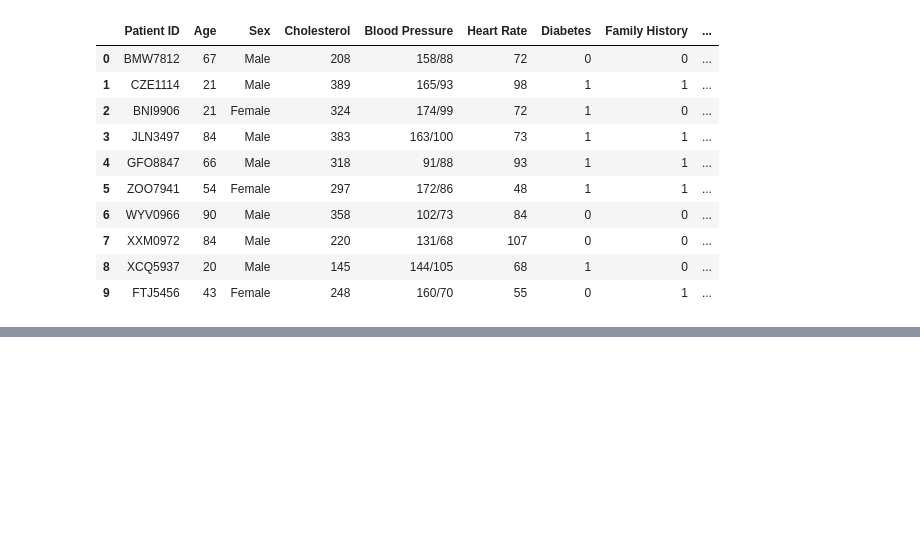
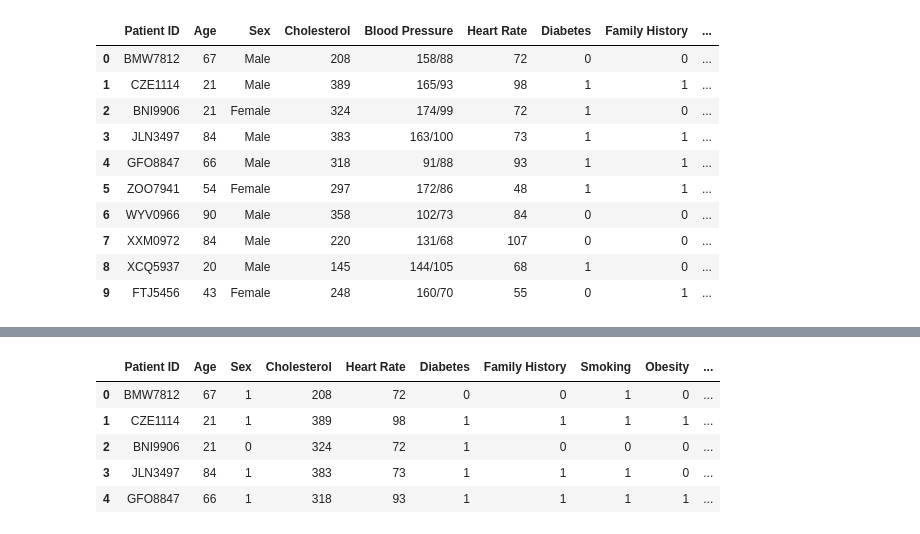
Before and after one commit to Arnawutu/Project4Group7, a Jupyter notebook: spark_test.ipynb, the cells around one changed output, grey strips where cells are left out. Cells and saved outputs as stored; diff of their text form; code cells hidden in the pictures; blank space fills up the shorter version.

```diff
--- a/spark_test.ipynb
+++ b/spark_test.ipynb
@@ -102,0 +123,12 @@ pd_df.head(10)
+# %%
+# Split the "Blood Pressure" column into two separate columns for systolic and diastolic pressure
+pd_df[['Systolic Pressure', 'Diastolic Pressure']] = pd_df['Blood Pressure'].str.split('/', expand=True)
+
+# Convert the new columns to numeric
+pd_df['Systolic Pressure'] = pd.to_numeric(pd_df['Systolic Pressure'])
+pd_df['Diastolic Pressure'] = pd.to_numeric(pd_df['Diastolic Pressure'])
+
+# Drop the original "Blood Pressure" column
+pd_df.drop('Blood Pressure', axis=1, inplace=True)
+
+pd_df.columns
@@ -102,0 +144,18 @@ pd_df.head(10)
+# %%
+# Dictionary mapping values in the 'gender' column to new values
+mapping = {'Female':0,'Male':1,
+           'Northern Hemisphere':0, 'Southern Hemisphere':1}
+
+# Use the 'map' method to change the values in the 'gender' column
+pd_df['Sex'] = pd_df['Sex'].map(mapping)
+pd_df['Hemisphere'] = pd_df['Hemisphere'].map(mapping)
+
+# Show DataFrame
+pd_df[:5]
+# %% [output]
+|  | Patient ID | Age | Sex | Cholesterol | Heart Rate | Diabetes | Family History | Smoking | Obesity | ... |
+| 0 | BMW7812 | 67 | 1 | 208 | 72 | 0 | 0 | 1 | 0 | ... |
+| 1 | CZE1114 | 21 | 1 | 389 | 98 | 1 | 1 | 1 | 1 | ... |
+| 2 | BNI9906 | 21 | 0 | 324 | 72 | 1 | 0 | 0 | 0 | ... |
+| 3 | JLN3497 | 84 | 1 | 383 | 73 | 1 | 1 | 1 | 0 | ... |
+| 4 | GFO8847 | 66 | 1 | 318 | 93 | 1 | 1 | 1 | 1 | ... |
```
Also changed, not shown: parts of 11 cells of this notebook, 1 other file.
